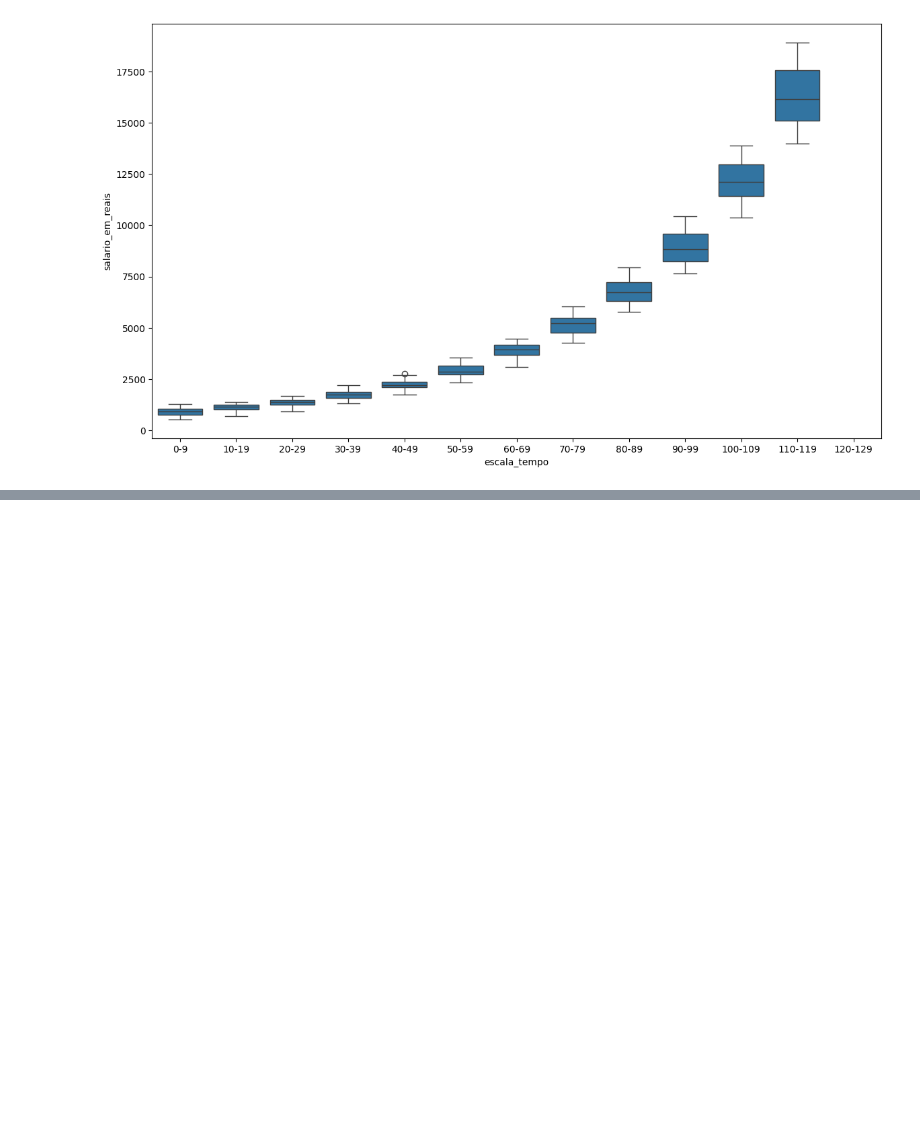
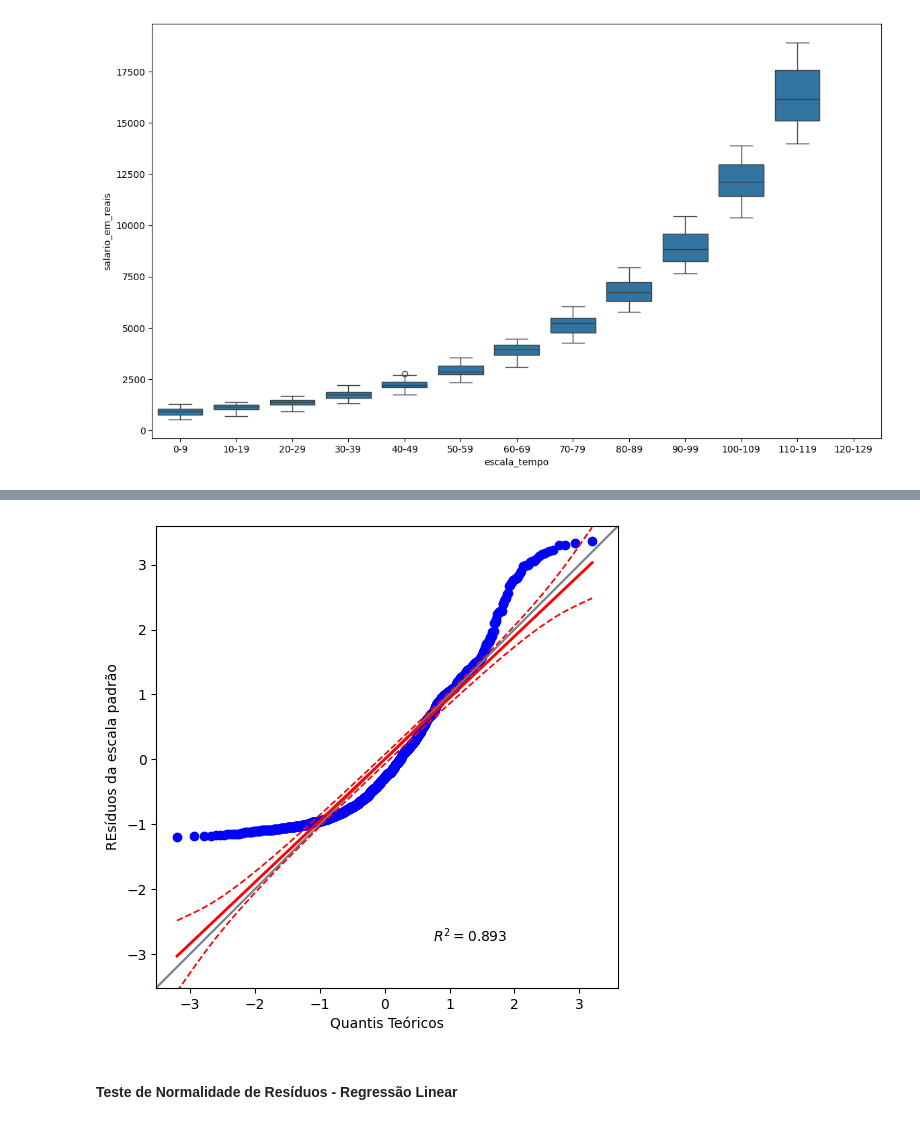
Before and after one commit to mgckaled/ignite-devia-supervised_algorithms, a Jupyter notebook: notebooks/modelo_salario.ipynb, the cells around one changed output, grey strips where cells are left out. Cells and saved outputs as stored; diff of their text form; code cells hidden in the pictures; blank space fills up the shorter version.

```diff
--- a/notebooks/modelo_salario.ipynb
+++ b/notebooks/modelo_salario.ipynb
@@ -185,0 +359,12 @@ sns.boxplot(df_salarios_bucketing, x='escala_tempo', y="salario_em_reais")
+# %%
+# checar se resíduos seguem um distribuição normal
+# ## QQplot
+plt.figure(figsize=(12,6))
+pg.qqplot(residuos_std, dist='norm', confidence=0.95)
+plt.xlabel("Quantis Teóricos")
+plt.ylabel("REsíduos da escala padrão")
+plt.show()
+# %% [output]
+[figure, added]
+# %% [markdown]
+#### Teste de Normalidade de Resíduos - Regressão Linear
```
Also changed, not shown: parts of 57 cells of this notebook, 4 other files.
